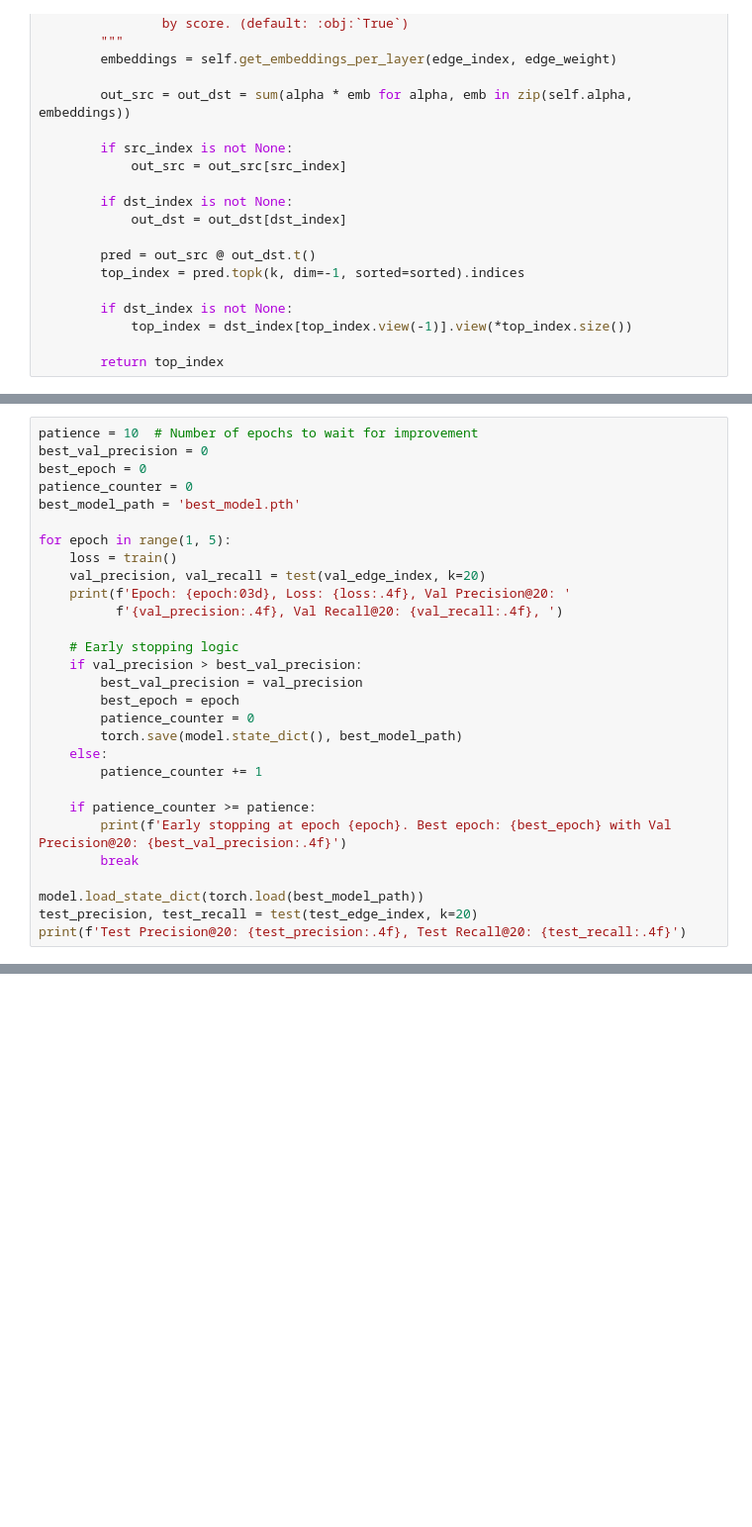
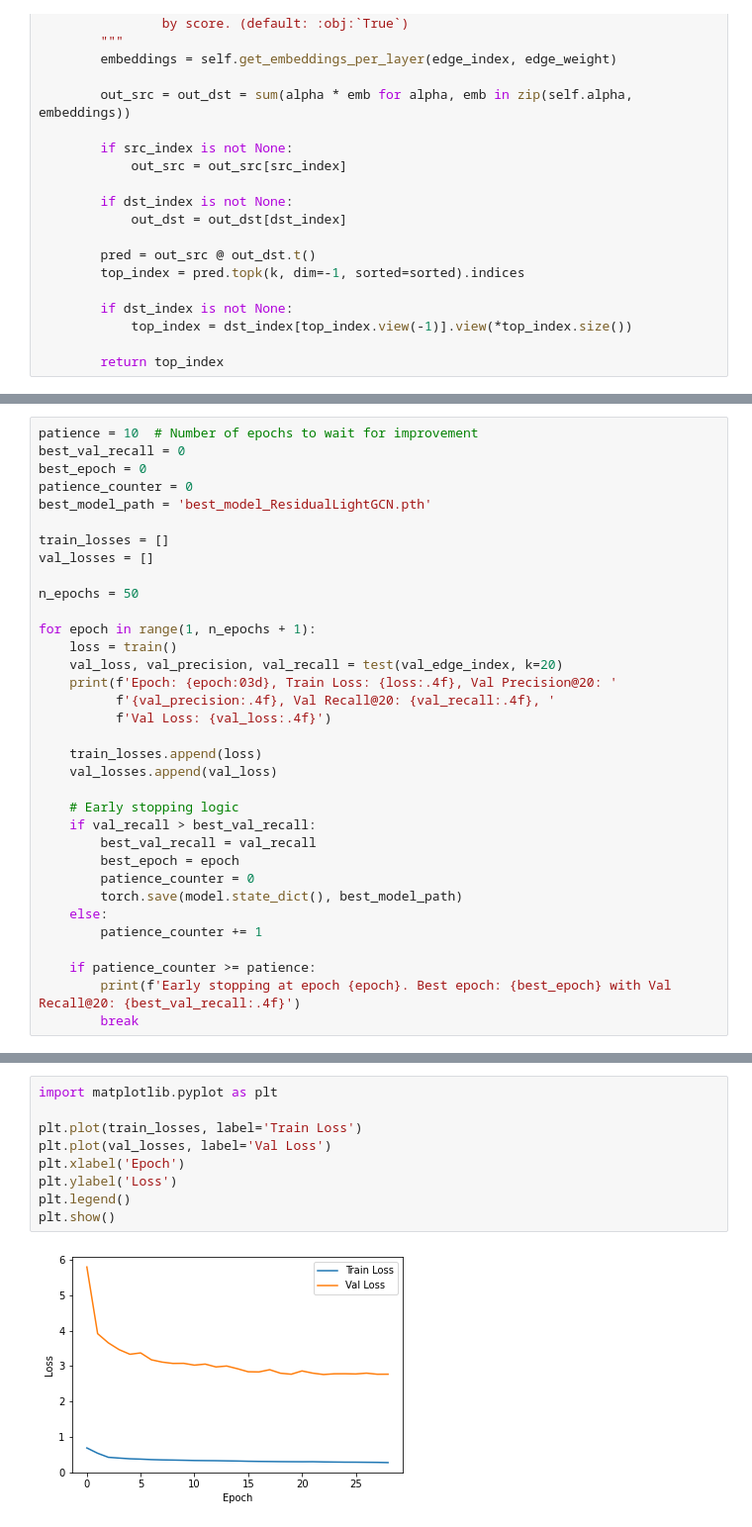
Before and after one commit to Matthijs-Vossen/ResidualLightGCN, a Jupyter notebook: ResidualLightGCN.ipynb, the cells around one changed output, grey strips where cells are left out. Shown: that part at 99% size. Cells and saved outputs as stored; diff of their text form; blank space fills up the shorter version.

```diff
--- a/ResidualLightGCN.ipynb
+++ b/ResidualLightGCN.ipynb
@@ -313,19 +320,28 @@ def test(edge_index, k: int):
 # %%
 patience = 10  # Number of epochs to wait for improvement
-best_val_precision = 0
+best_val_recall = 0
 best_epoch = 0
 patience_counter = 0
-best_model_path = 'best_model.pth'
+best_model_path = 'best_model_ResidualLightGCN.pth'
 
-for epoch in range(1, 5):
+train_losses = []
+val_losses = []
+
+n_epochs = 50
+
+for epoch in range(1, n_epochs + 1):
     loss = train()
-    val_precision, val_recall = test(val_edge_index, k=20)
-    print(f'Epoch: {epoch:03d}, Loss: {loss:.4f}, Val Precision@20: '
-          f'{val_precision:.4f}, Val Recall@20: {val_recall:.4f}, ')
+    val_loss, val_precision, val_recall = test(val_edge_index, k=20)
+    print(f'Epoch: {epoch:03d}, Train Loss: {loss:.4f}, Val Precision@20: '
+          f'{val_precision:.4f}, Val Recall@20: {val_recall:.4f}, '
+          f'Val Loss: {val_loss:.4f}')
+
+    train_losses.append(loss)
+    val_losses.append(val_loss)
 
     # Early stopping logic
-    if val_precision > best_val_precision:
-        best_val_precision = val_precision
+    if val_recall > best_val_recall:
+        best_val_recall = val_recall
         best_epoch = epoch
         patience_counter = 0
         torch.save(model.state_dict(), best_model_path)
@@ -333,10 +349,6 @@ for epoch in range(1, 5):
         patience_counter += 1
 
     if patience_counter >= patience:
-        print(f'Early stopping at epoch {epoch}. Best epoch: {best_epoch} with Val Precision@20: {best_val_precision:.4f}')
+        print(f'Early stopping at epoch {epoch}. Best epoch: {best_epoch} with Val Recall@20: {best_val_recall:.4f}')
         break
-
-model.load_state_dict(torch.load(best_model_path))
-test_precision, test_recall = test(test_edge_index, k=20)
-print(f'Test Precision@20: {test_precision:.4f}, Test Recall@20: {test_recall:.4f}')
 # %% [output]
@@ -347,0 +362,11 @@ Test Precision@20: 0.0685, Test Recall@20: 0.1908
+# %%
+import matplotlib.pyplot as plt
+
+plt.plot(train_losses, label='Train Loss')
+plt.plot(val_losses, label='Val Loss')
+plt.xlabel('Epoch')
+plt.ylabel('Loss')
+plt.legend()
+plt.show()
+# %% [output]
+[figure, added]
```
Also changed, not shown: parts of 10 cells of this notebook, 1 other file.
